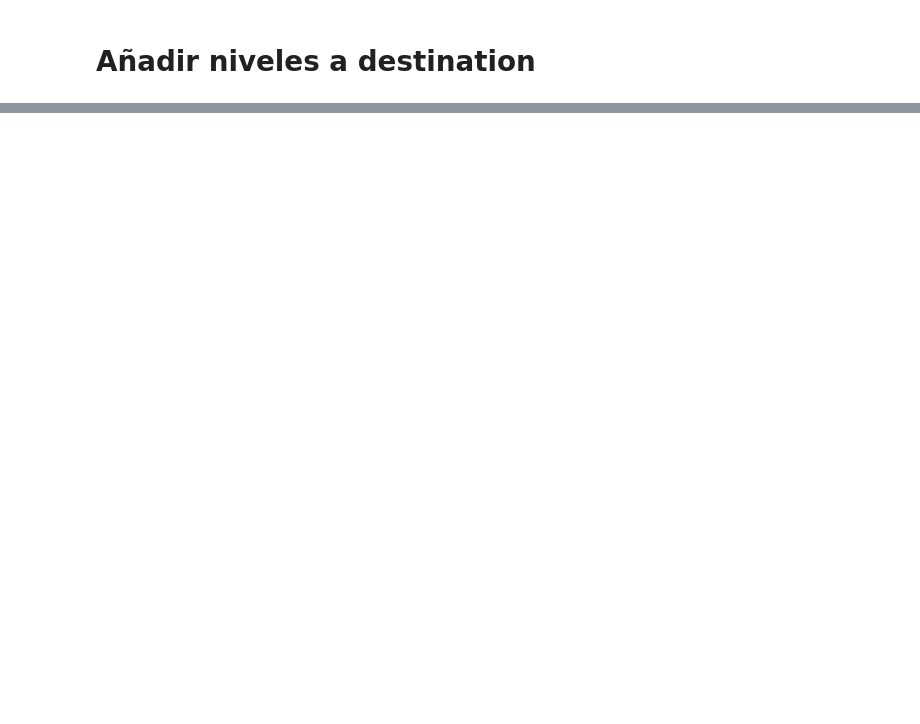
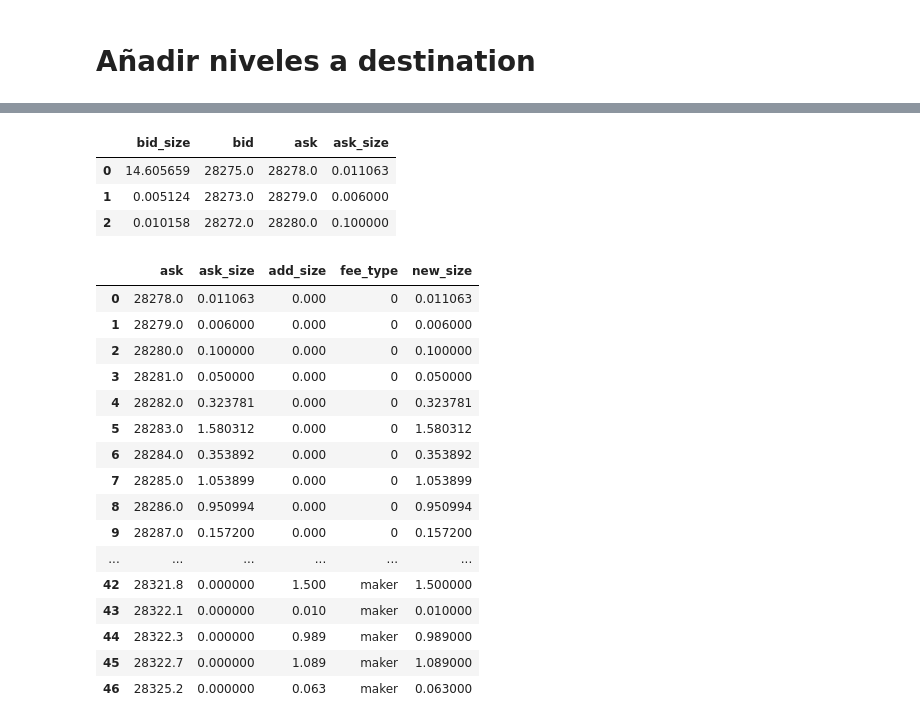
Before and after one commit to AndresLaresBarragan/MyST_XEMM, a Jupyter notebook: working_session.ipynb, the cells around one changed output, grey strips where cells are left out. Saved outputs shown, nothing was run; the diff lists cells and outputs as text; code cells hidden in the pictures; blank space fills up the shorter version.

```diff
--- a/working_session.ipynb
+++ b/working_session.ipynb
@@ -146,0 +183,44 @@ df_bit
+# %%
+df_bit.head(3)
+# %% [output]
+|  | bid_size | bid | ask | ask_size |
+| 0 | 14.605659 | 28275.0 | 28278.0 | 0.011063 |
+| 1 | 0.005124 | 28273.0 | 28279.0 | 0.006000 |
+| 2 | 0.010158 | 28272.0 | 28280.0 | 0.100000 |
+# %%
+# merge levels to create new OB
+asks = df_bit[['ask','ask_size']].merge(levels[['ask','ask_size']], how='outer', on='ask'
+                                       ).sort_values(by='ask', ascending=True, ignore_index=True)
+
+asks.rename(columns={'ask_size_x':'ask_size','ask_size_y':'add_size'}, inplace=True)
+# %%
+# identify each order's fee structure
+asks['fee_type'] = ['taker' if ask < df_bit['bid'][0] else 'maker' if pd.notna(add_size) else np.nan
+                    for ask, add_size in zip(asks['ask'].values, asks['add_size'].values)]
+
+asks.fillna(0, inplace=True)
+# %%
+# compute total volume in each OB level
+asks['new_size'] = asks['ask_size'].values+asks['add_size'].values
+# %%
+asks = asks[asks['new_size']!=0]
+# %%
+asks
+# %% [output]
+|  | ask | ask_size | add_size | fee_type | new_size |
+| 0 | 28278.0 | 0.011063 | 0.000 | 0 | 0.011063 |
+| 1 | 28279.0 | 0.006000 | 0.000 | 0 | 0.006000 |
+| 2 | 28280.0 | 0.100000 | 0.000 | 0 | 0.100000 |
+| 3 | 28281.0 | 0.050000 | 0.000 | 0 | 0.050000 |
+| 4 | 28282.0 | 0.323781 | 0.000 | 0 | 0.323781 |
+| 5 | 28283.0 | 1.580312 | 0.000 | 0 | 1.580312 |
+| 6 | 28284.0 | 0.353892 | 0.000 | 0 | 0.353892 |
+| 7 | 28285.0 | 1.053899 | 0.000 | 0 | 1.053899 |
+| 8 | 28286.0 | 0.950994 | 0.000 | 0 | 0.950994 |
+| 9 | 28287.0 | 0.157200 | 0.000 | 0 | 0.157200 |
+| ... | ... | ... | ... | ... | ... |
+| 42 | 28321.8 | 0.000000 | 1.500 | maker | 1.500000 |
+| 43 | 28322.1 | 0.000000 | 0.010 | maker | 0.010000 |
+| 44 | 28322.3 | 0.000000 | 0.989 | maker | 0.989000 |
+| 45 | 28322.7 | 0.000000 | 1.089 | maker | 1.089000 |
+| 46 | 28325.2 | 0.000000 | 0.063 | maker | 0.063000 |
```
Also changed, not shown: parts of 38 cells of this notebook, 1 other file.
